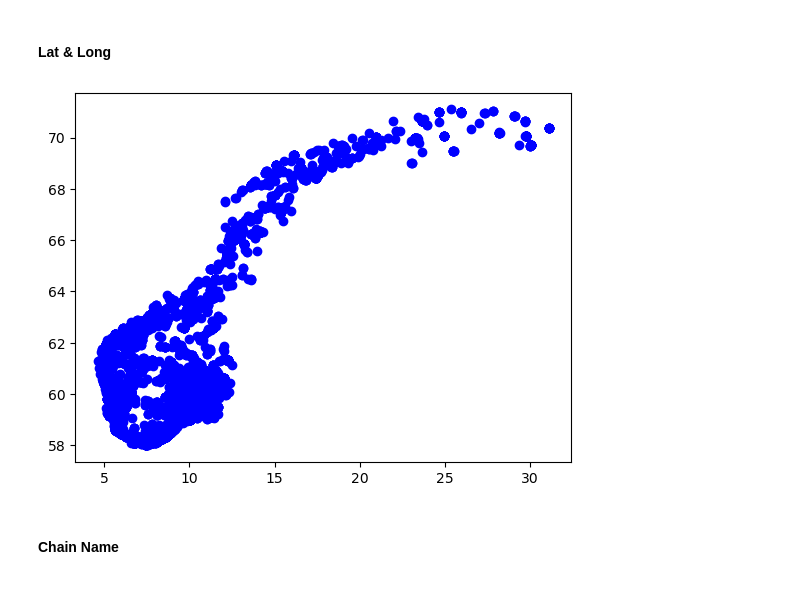
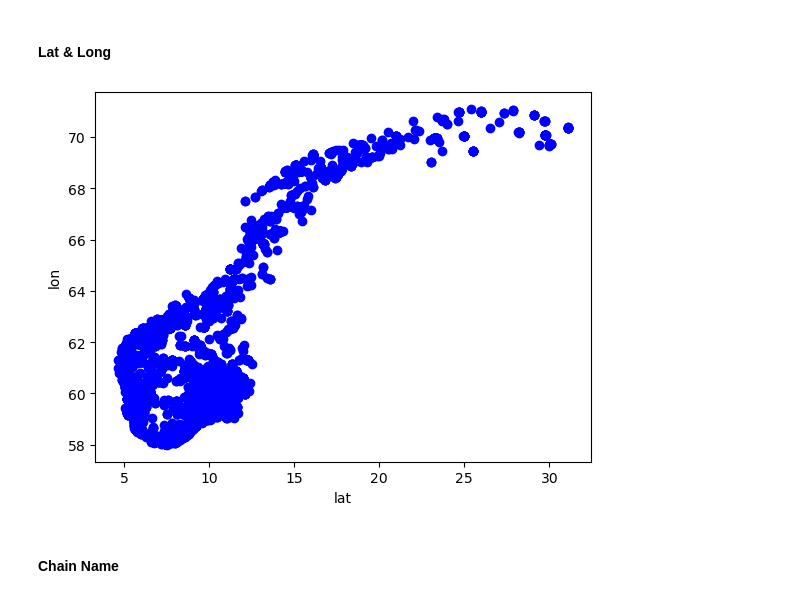
Before and after one commit to halvorlinder/TDT4173-Machine-Learning, a Jupyter notebook: experiments.ipynb, the cells around one changed output. Saved outputs shown, nothing was run; the diff lists cells and outputs as text; code cells hidden in the pictures.

```diff
--- a/experiments.ipynb
+++ b/experiments.ipynb
@@ -156,9 +156,12 @@ stores_train["address"].nunique()
 # %% [markdown]
 #### Lat & Long
 # %%
-plt.plot(stores_train["lon"], stores_train["lat"], "bo");
+plt.plot(stores_train["lon"], stores_train["lat"], "bo")
+plt.ylabel("lon")
+plt.xlabel("lat")
+plt.show();
 # %% [output]
-[figure, old version]
+[figure, new version]
 # %% [markdown]
 #### Chain Name
 # %%
```
Also changed, not shown: parts of 10 cells of this notebook.
